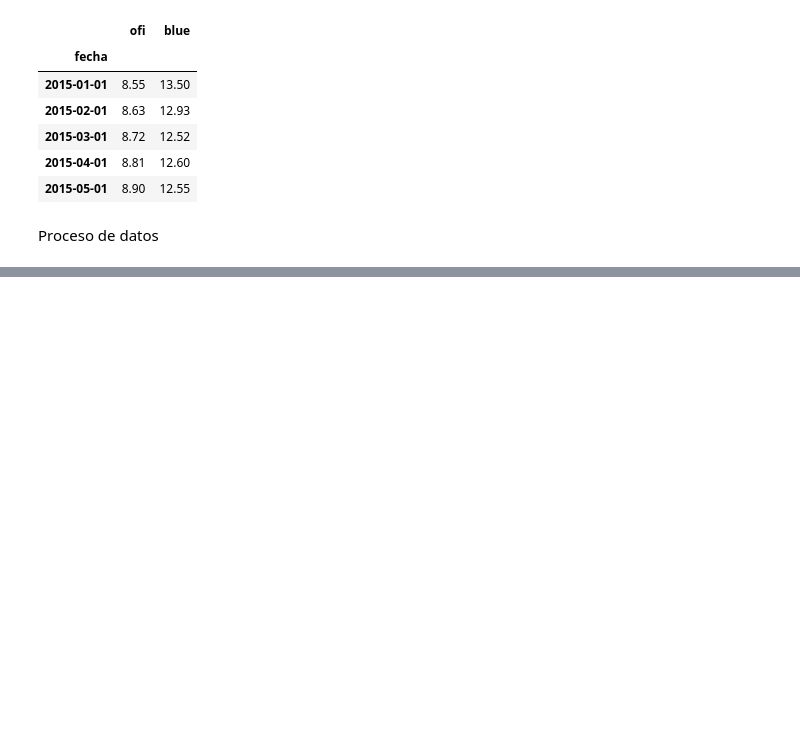
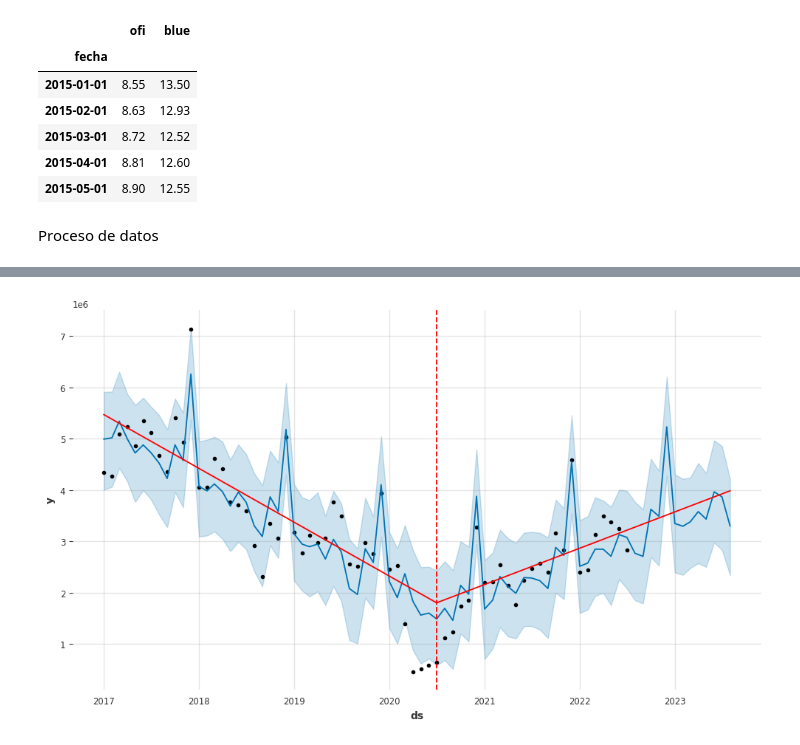
Before and after one commit to waldof86/AST, a Jupyter notebook: TP2/TP2.ipynb, the cells around one changed output, grey strips where cells are left out. Saved outputs shown, nothing was run; the diff lists cells and outputs as text; code cells hidden in the pictures; blank space fills up the shorter version.

```diff
--- a/TP2/TP2.ipynb
+++ b/TP2/TP2.ipynb
@@ -388,0 +573,6 @@ df_vent = pd.merge(df_vent, df_clima, left_on='Periodo', right_on='fecha', how='
+# %%
+# Se grafican los puntos de cambio
+fig = m.plot(forecast)
+a = add_changepoints_to_plot(fig.gca(), m, forecast)
+# %% [output]
+[figure, added]
```
Also changed, not shown: parts of 35 cells of this notebook, 13 other files.
